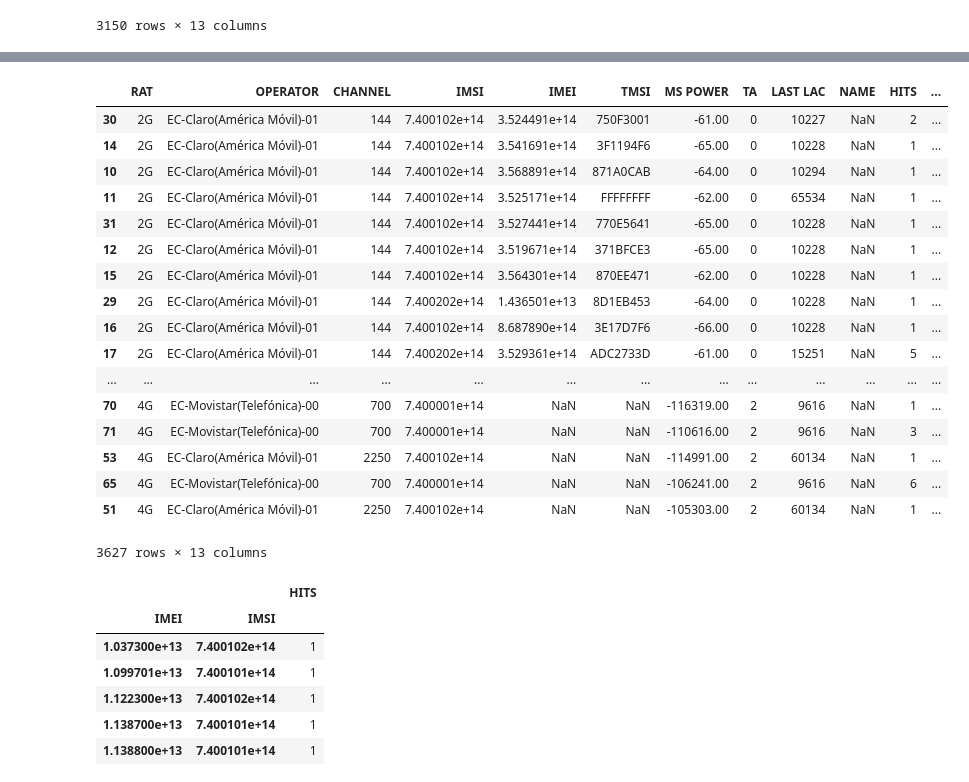
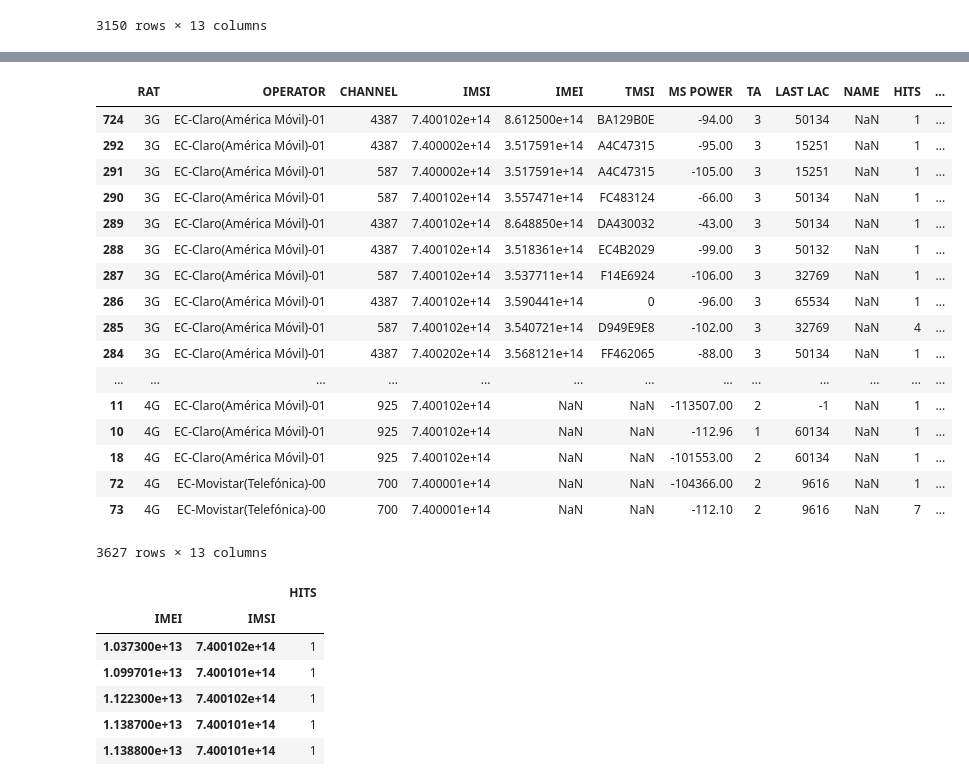
Before and after one commit to Dumaru/ExcelReports, a Jupyter notebook: Telefonia.ipynb, the cells around one changed output, grey strips where cells are left out. Drawn from its saved outputs; the diff is of its cells as text; code cells hidden in the pictures.

```diff
--- a/Telefonia.ipynb
+++ b/Telefonia.ipynb
@@ -328,28 +328,28 @@ Name: IMEI, Length: 3528, dtype: int64
 # %%
 def filterByRat(df, rats = []):
     """ Returns a df with the seleccted rats """
     groupedRats = df.groupby('RAT')
     ratDfs = [groupedRats.get_group(gn) for gn in rats]
     return pd.concat(ratDfs)
-filterByRat(allData, ["2G","3G", "4G"])
+filterByRat(allData, ["3G","2G", "4G"])
 # %% [output]
 |  | RAT | OPERATOR | CHANNEL | IMSI | IMEI | TMSI | MS POWER | TA | LAST LAC | NAME | HITS | ... |
-| 30 | 2G | EC-Claro(América Móvil)-01 | 144 | 7.400102e+14 | 3.524491e+14 | 750F3001 | -61.00 | 0 | 10227 | NaN | 2 | ... |
-| 14 | 2G | EC-Claro(América Móvil)-01 | 144 | 7.400102e+14 | 3.541691e+14 | 3F1194F6 | -65.00 | 0 | 10228 | NaN | 1 | ... |
-| 10 | 2G | EC-Claro(América Móvil)-01 | 144 | 7.400102e+14 | 3.568891e+14 | 871A0CAB | -64.00 | 0 | 10294 | NaN | 1 | ... |
-| 11 | 2G | EC-Claro(América Móvil)-01 | 144 | 7.400102e+14 | 3.525171e+14 | FFFFFFFF | -62.00 | 0 | 65534 | NaN | 1 | ... |
-| 31 | 2G | EC-Claro(América Móvil)-01 | 144 | 7.400102e+14 | 3.527441e+14 | 770E5641 | -65.00 | 0 | 10228 | NaN | 1 | ... |
-| 12 | 2G | EC-Claro(América Móvil)-01 | 144 | 7.400102e+14 | 3.519671e+14 | 371BFCE3 | -65.00 | 0 | 10228 | NaN | 1 | ... |
-| 15 | 2G | EC-Claro(América Móvil)-01 | 144 | 7.400102e+14 | 3.564301e+14 | 870EE471 | -62.00 | 0 | 10228 | NaN | 1 | ... |
-| 29 | 2G | EC-Claro(América Móvil)-01 | 144 | 7.400202e+14 | 1.436501e+13 | 8D1EB453 | -64.00 | 0 | 10228 | NaN | 1 | ... |
-| 16 | 2G | EC-Claro(América Móvil)-01 | 144 | 7.400102e+14 | 8.687890e+14 | 3E17D7F6 | -66.00 | 0 | 10228 | NaN | 1 | ... |
-| 17 | 2G | EC-Claro(América Móvil)-01 | 144 | 7.400202e+14 | 3.529361e+14 | ADC2733D | -61.00 | 0 | 15251 | NaN | 5 | ... |
+| 724 | 3G | EC-Claro(América Móvil)-01 | 4387 | 7.400102e+14 | 8.612500e+14 | BA129B0E | -94.00 | 3 | 50134 | NaN | 1 | ... |
+| 292 | 3G | EC-Claro(América Móvil)-01 | 4387 | 7.400002e+14 | 3.517591e+14 | A4C47315 | -95.00 | 3 | 15251 | NaN | 1 | ... |
+| 291 | 3G | EC-Claro(América Móvil)-01 | 587 | 7.400002e+14 | 3.517591e+14 | A4C47315 | -105.00 | 3 | 15251 | NaN | 1 | ... |
+| 290 | 3G | EC-Claro(América Móvil)-01 | 587 | 7.400102e+14 | 3.557471e+14 | FC483124 | -66.00 | 3 | 50134 | NaN | 1 | ... |
+| 289 | 3G | EC-Claro(América Móvil)-01 | 4387 | 7.400102e+14 | 8.648850e+14 | DA430032 | -43.00 | 3 | 50134 | NaN | 1 | ... |
+| 288 | 3G | EC-Claro(América Móvil)-01 | 4387 | 7.400102e+14 | 3.518361e+14 | EC4B2029 | -99.00 | 3 | 50132 | NaN | 1 | ... |
+| 287 | 3G | EC-Claro(América Móvil)-01 | 587 | 7.400102e+14 | 3.537711e+14 | F14E6924 | -106.00 | 3 | 32769 | NaN | 1 | ... |
+| 286 | 3G | EC-Claro(América Móvil)-01 | 4387 | 7.400102e+14 | 3.590441e+14 | 0 | -96.00 | 3 | 65534 | NaN | 1 | ... |
+| 285 | 3G | EC-Claro(América Móvil)-01 | 587 | 7.400102e+14 | 3.540721e+14 | D949E9E8 | -102.00 | 3 | 32769 | NaN | 4 | ... |
+| 284 | 3G | EC-Claro(América Móvil)-01 | 4387 | 7.400202e+14 | 3.568121e+14 | FF462065 | -88.00 | 3 | 50134 | NaN | 1 | ... |
 | ... | ... | ... | ... | ... | ... | ... | ... | ... | ... | ... | ... | ... |
-| 70 | 4G | EC-Movistar(Telefónica)-00 | 700 | 7.400001e+14 | NaN | NaN | -116319.00 | 2 | 9616 | NaN | 1 | ... |
-| 71 | 4G | EC-Movistar(Telefónica)-00 | 700 | 7.400001e+14 | NaN | NaN | -110616.00 | 2 | 9616 | NaN | 3 | ... |
-| 53 | 4G | EC-Claro(América Móvil)-01 | 2250 | 7.400102e+14 | NaN | NaN | -114991.00 | 2 | 60134 | NaN | 1 | ... |
-| 65 | 4G | EC-Movistar(Telefónica)-00 | 700 | 7.400001e+14 | NaN | NaN | -106241.00 | 2 | 9616 | NaN | 6 | ... |
-| 51 | 4G | EC-Claro(América Móvil)-01 | 2250 | 7.400102e+14 | NaN | NaN | -105303.00 | 2 | 60134 | NaN | 1 | ... |
+| 11 | 4G | EC-Claro(América Móvil)-01 | 925 | 7.400102e+14 | NaN | NaN | -113507.00 | 2 | -1 | NaN | 1 | ... |
+| 10 | 4G | EC-Claro(América Móvil)-01 | 925 | 7.400102e+14 | NaN | NaN | -112.96 | 1 | 60134 | NaN | 1 | ... |
+| 18 | 4G | EC-Claro(América Móvil)-01 | 925 | 7.400102e+14 | NaN | NaN | -101553.00 | 2 | 60134 | NaN | 1 | ... |
+| 72 | 4G | EC-Movistar(Telefónica)-00 | 700 | 7.400001e+14 | NaN | NaN | -104366.00 | 2 | 9616 | NaN | 1 | ... |
+| 73 | 4G | EC-Movistar(Telefónica)-00 | 700 | 7.400001e+14 | NaN | NaN | -112.10 | 2 | 9616 | NaN | 7 | ... |
 3627 rows × 13 columns
 # %%
 # Prueba
```
Also changed, not shown: 1 other file.
